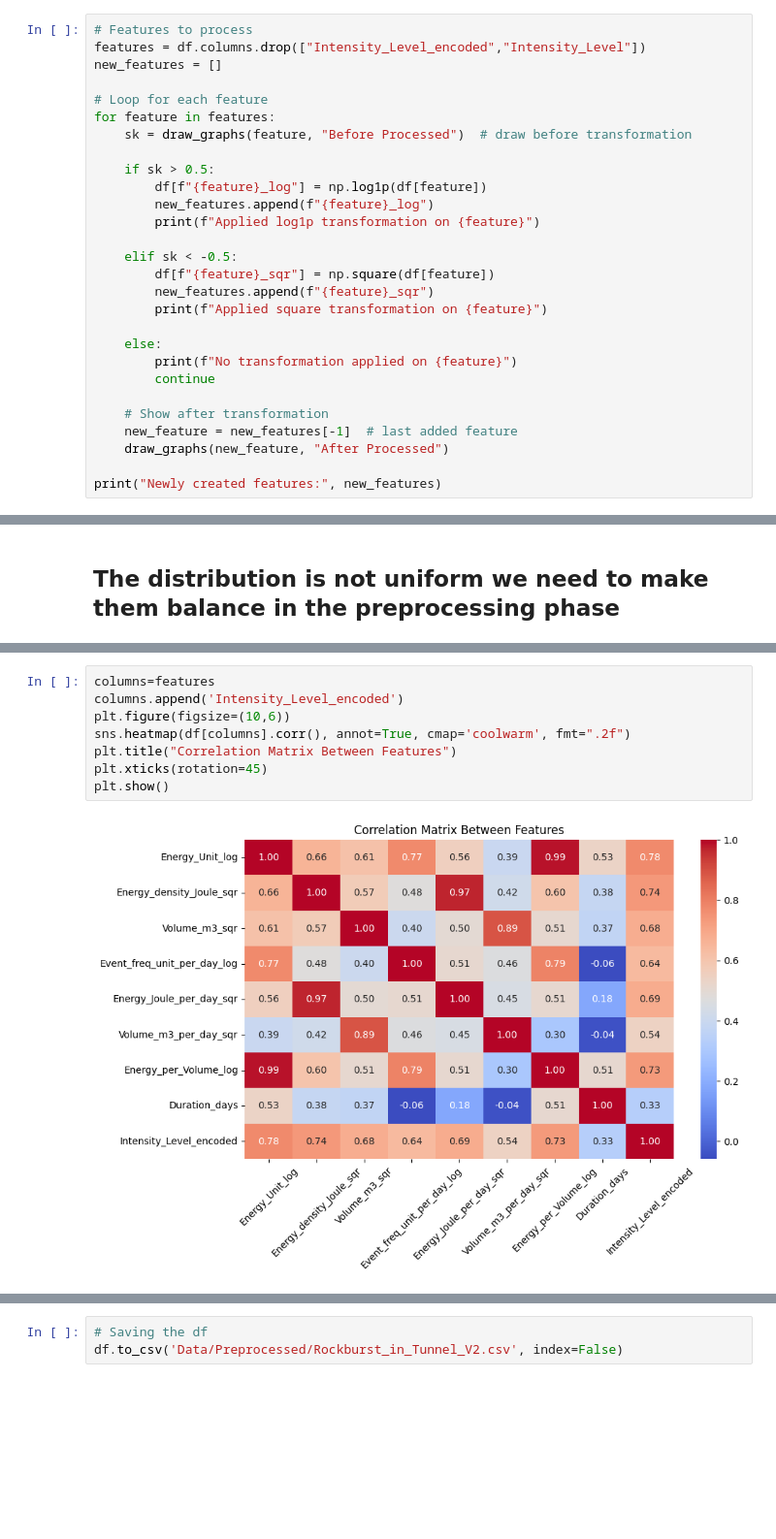
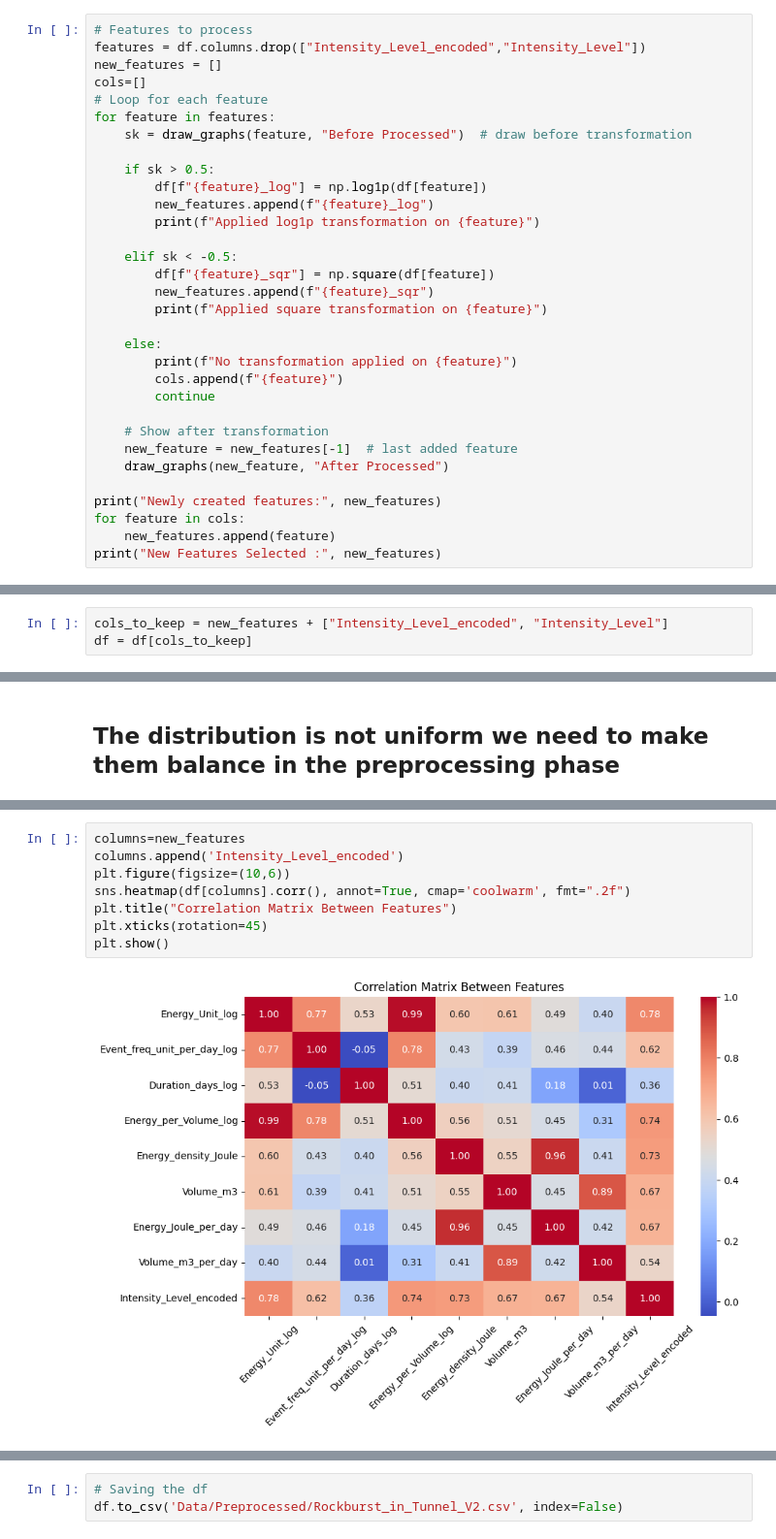
Before and after one commit to aliirshad3098/RockBurst_Prediction_In_Tunnel, a Jupyter notebook: Visualization.ipynb, the cells around one changed output, grey strips where cells are left out. Shown at 97% size. Drawn from its saved outputs; the diff is of its cells as text; blank space fills up the shorter version.

```diff
--- a/Visualization.ipynb
+++ b/Visualization.ipynb
@@ -321,7 +321,7 @@ def draw_graphs(feature, message):
 # Features to process
 features = df.columns.drop(["Intensity_Level_encoded","Intensity_Level"])
 new_features = []
-
+cols=[]
 # Loop for each feature
 for feature in features:
     sk = draw_graphs(feature, "Before Processed")  # draw before transformation
@@ -338,6 +338,7 @@ for feature in features:
 
     else:
         print(f"No transformation applied on {feature}")
+        cols.append(f"{feature}")
         continue
 
     # Show after transformation
@@ -345,4 +346,7 @@ for feature in features:
     draw_graphs(new_feature, "After Processed")
 
 print("Newly created features:", new_features)
+for feature in cols:
+    new_features.append(feature)
+print("New Features Selected :", new_features)
 # %% [output]
@@ -365,3 +370,6 @@ Skewness of Volume_m3_sqr After Processed: -0.306
+# %%
+cols_to_keep = new_features + ["Intensity_Level_encoded", "Intensity_Level"]
+df = df[cols_to_keep]
 # %% [markdown]
 # PREPROCESSING IS DONE HERE NOW PERFORM EDA
 # %%
@@ -448,11 +440,11 @@ plt.show()
 # %%
-columns=features
+columns=new_features
 columns.append('Intensity_Level_encoded')
 plt.figure(figsize=(10,6))
 sns.heatmap(df[columns].corr(), annot=True, cmap='coolwarm', fmt=".2f")
 plt.title("Correlation Matrix Between Features")
 plt.xticks(rotation=45)
 plt.show()
 # %% [output]
-[figure, old version]
+[figure, new version]
 # %%
```
Also changed, not shown: parts of 8 cells of this notebook.
